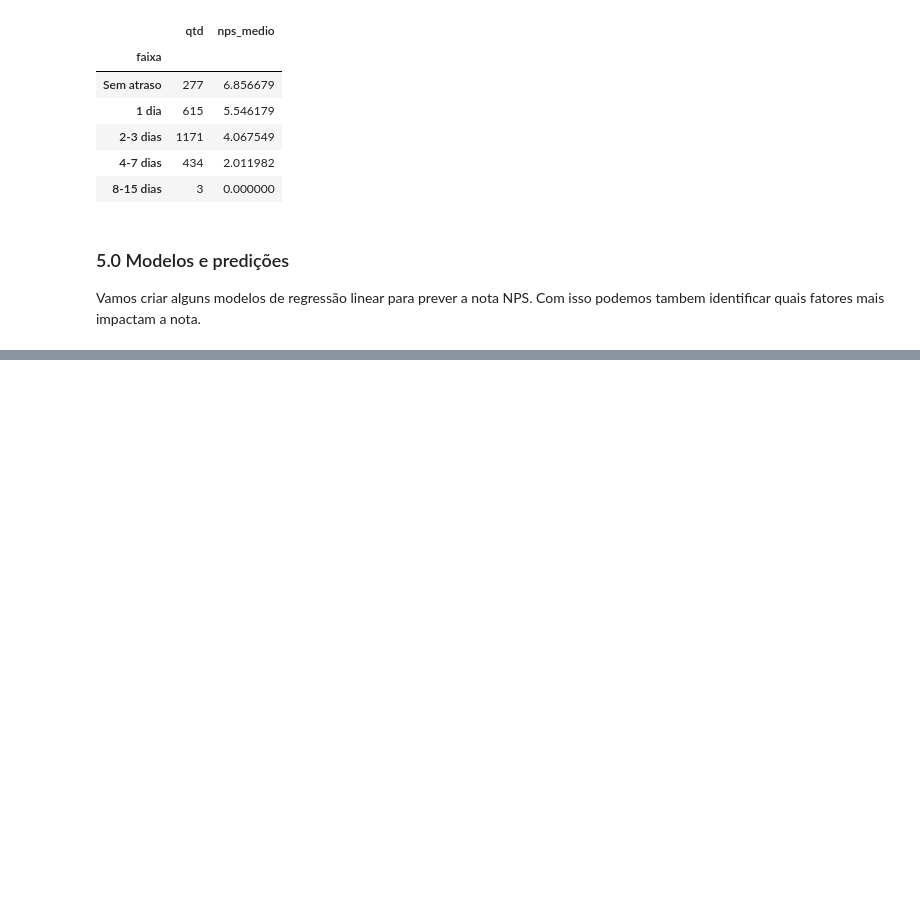
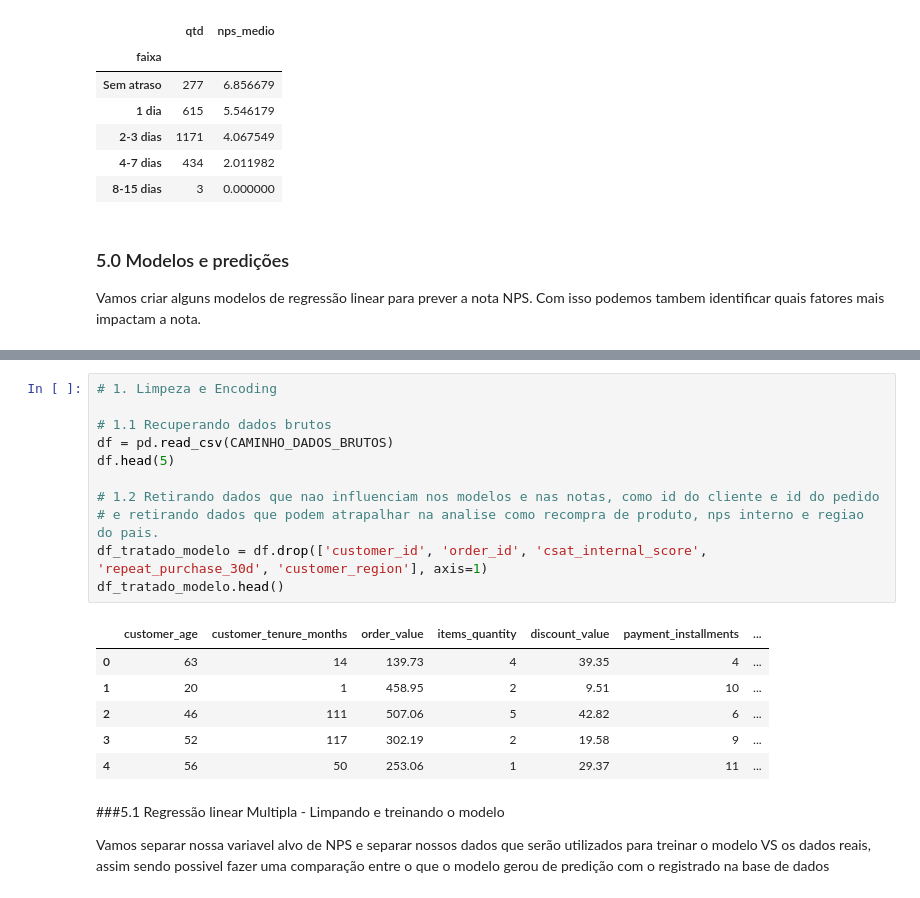
Before and after one commit to Joaodanieljr/fiap-ds-ia-tech-challenge-1, a Jupyter notebook: notebooks/Tech_Challenge_Grupo_61.ipynb, the cells around one changed output, grey strips where cells are left out. Cells and saved outputs as stored; diff of their text form; blank space fills up the shorter version.

```diff
--- a/notebooks/Tech_Challenge_Grupo_61.ipynb
+++ b/notebooks/Tech_Challenge_Grupo_61.ipynb
@@ -664 +676,23 @@ Vamos criar alguns modelos de regressão linear para prever a nota NPS. Com isso
+# %%
+# 1. Limpeza e Encoding
+
+# 1.1 Recuperando dados brutos
+df = pd.read_csv(CAMINHO_DADOS_BRUTOS)
+df.head(5)
+
+# 1.2 Retirando dados que nao influenciam nos modelos e nas notas, como id do cliente e id do pedido
+# e retirando dados que podem atrapalhar na analise como recompra de produto, nps interno e regiao do pais.
+df_tratado_modelo = df.drop(['customer_id', 'order_id', 'csat_internal_score', 'repeat_purchase_30d', 'customer_region'], axis=1)
+df_tratado_modelo.head()
+# %% [output]
+|  | customer_age | customer_tenure_months | order_value | items_quantity | discount_value | payment_installments | ... |
+| 0 | 63 | 14 | 139.73 | 4 | 39.35 | 4 | ... |
+| 1 | 20 | 1 | 458.95 | 2 | 9.51 | 10 | ... |
+| 2 | 46 | 111 | 507.06 | 5 | 42.82 | 6 | ... |
+| 3 | 52 | 117 | 302.19 | 2 | 19.58 | 9 | ... |
+| 4 | 56 | 50 | 253.06 | 1 | 29.37 | 11 | ... |
+# %% [markdown]
+###5.1 Regressão linear Multipla - Limpando e treinando o modelo
+
+Vamos separar nossa variavel alvo de NPS e separar nossos dados que serão utilizados para treinar o modelo VS os dados reais, assim sendo possivel fazer uma comparação entre o que o modelo gerou de predição com o registrado na base de dados
 # %%
```
Also changed, not shown: parts of 17 cells of this notebook.
